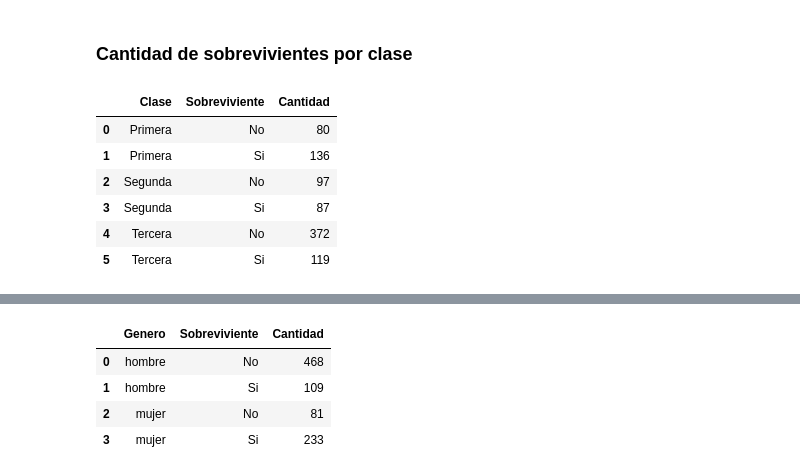
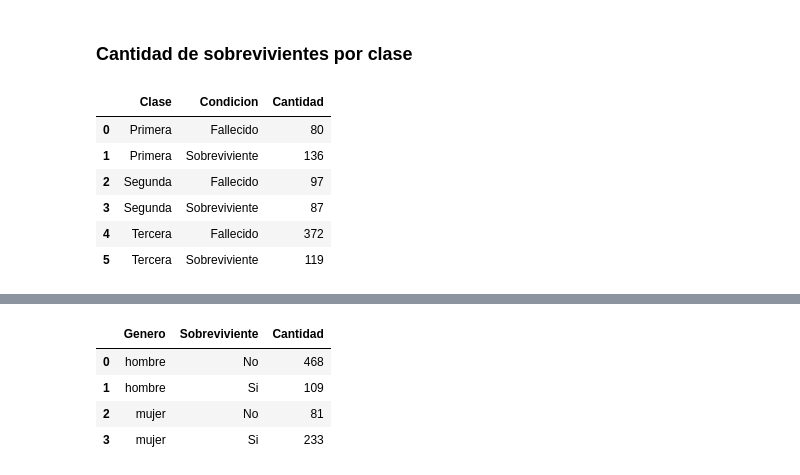
Before and after one commit to joackob/titanic-ml, a Jupyter notebook: notebooks/2-visual-and-statistical-exploration.ipynb, the cells around one changed output, grey strips where cells are left out. Cells and saved outputs as stored; diff of their text form; code cells hidden in the pictures.

```diff
--- a/notebooks/2-visual-and-statistical-exploration.ipynb
+++ b/notebooks/2-visual-and-statistical-exploration.ipynb
@@ -15,35 +15,35 @@ sns.set_theme(style="darkgrid")
 # %%
 data_survivors_by_class = (
     data_train.copy()
     .loc[:, ["PassengerId", "Survived", "Pclass"]]
     .replace(
         to_replace={
-            "Survived": {0: "No", 1: "Si"},
+            "Survived": {0: "Fallecido", 1: "Sobreviviente"},
             "Pclass": {1: "Primera", 2: "Segunda", 3: "Tercera"},
         }
     )
     .rename(
         columns={
             "Pclass": "Clase",
-            "Survived": "Sobreviviente",
+            "Survived": "Condicion",
             "PassengerId": "Cantidad",
         }
     )
-    .groupby(by=["Clase", "Sobreviviente"])
+    .groupby(by=["Clase", "Condicion"])
     .agg(func={"Cantidad": "count"})
     .reset_index()
 )
 
 
 data_survivors_by_class
 # %% [output]
-|  | Clase | Sobreviviente | Cantidad |
-| 0 | Primera | No | 80 |
-| 1 | Primera | Si | 136 |
-| 2 | Segunda | No | 97 |
-| 3 | Segunda | Si | 87 |
-| 4 | Tercera | No | 372 |
-| 5 | Tercera | Si | 119 |
+|  | Clase | Condicion | Cantidad |
+| 0 | Primera | Fallecido | 80 |
+| 1 | Primera | Sobreviviente | 136 |
+| 2 | Segunda | Fallecido | 97 |
+| 3 | Segunda | Sobreviviente | 87 |
+| 4 | Tercera | Fallecido | 372 |
+| 5 | Tercera | Sobreviviente | 119 |
 # %%
 graph_survivors_by_class = (
     sns.catplot(
```
Also changed, not shown: parts of 3 cells of this notebook.
